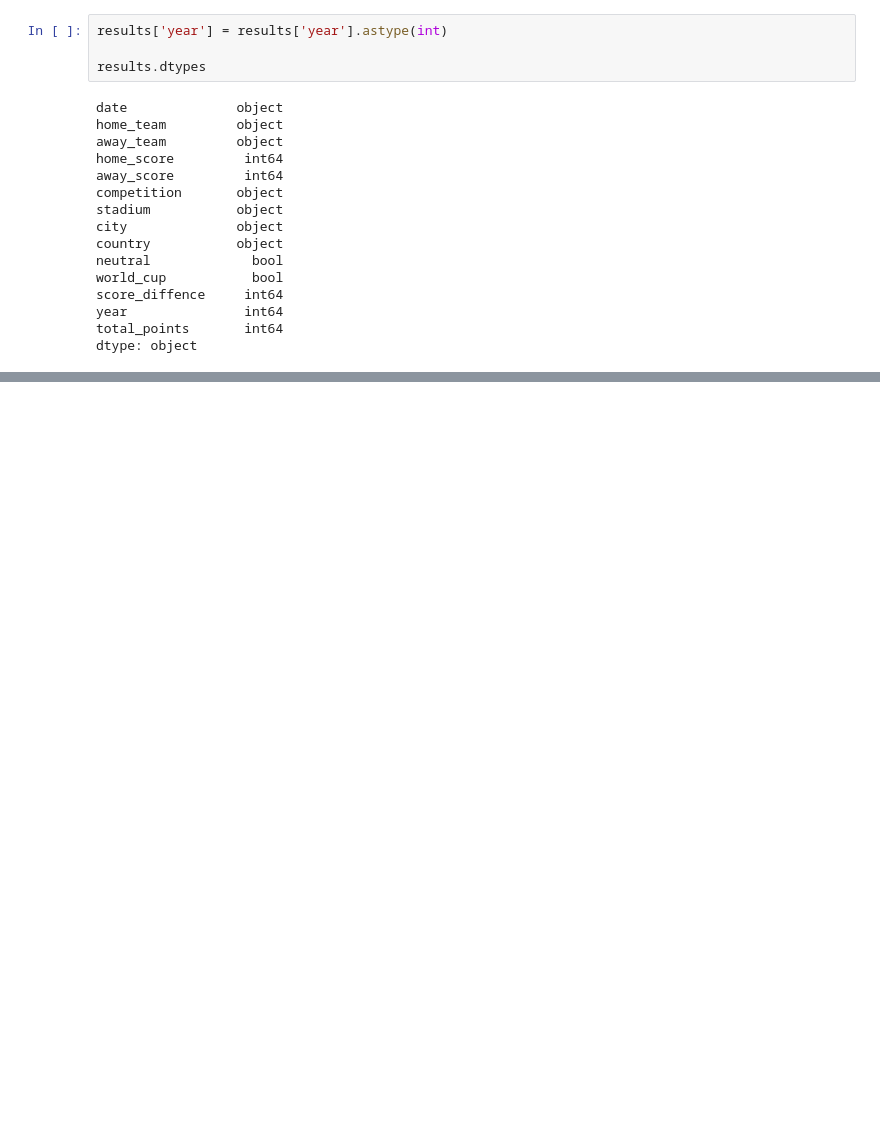
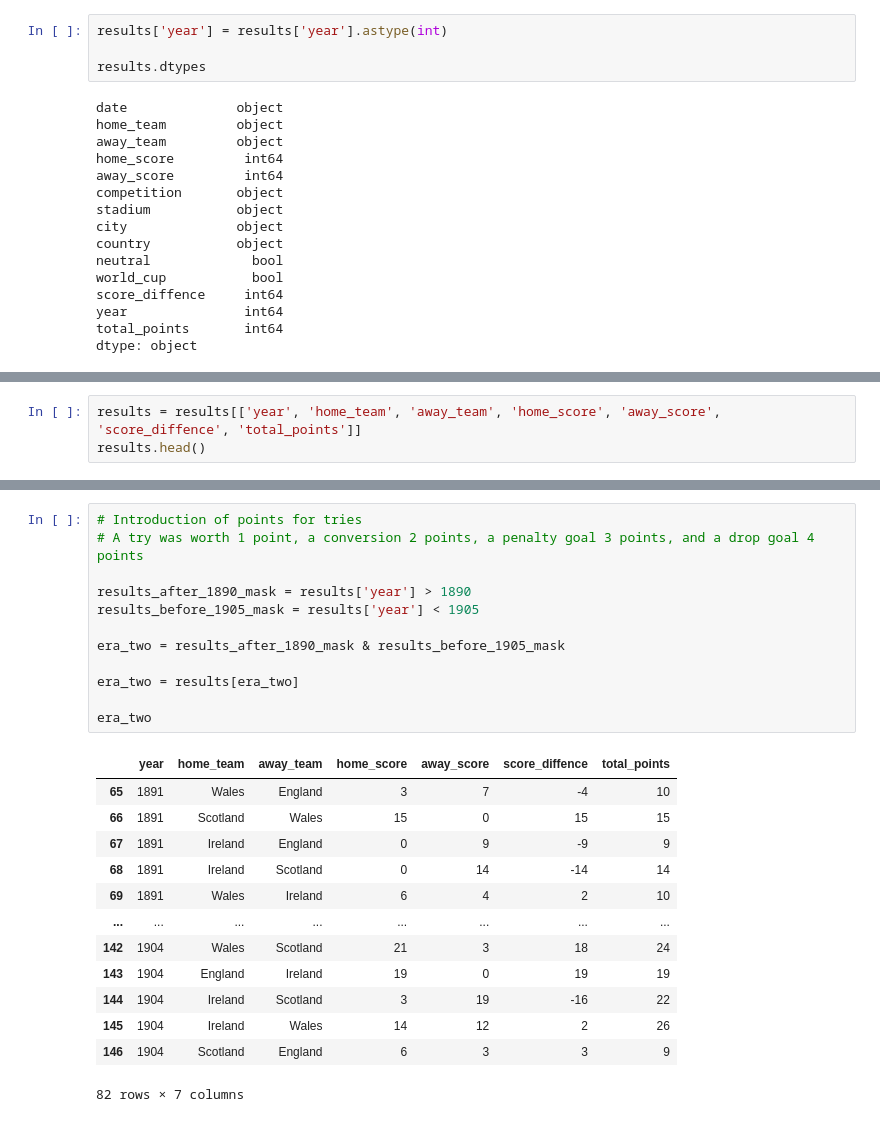
Before and after one commit to DougF-5749/rugby_union_internationals, a Jupyter notebook: notebooks/r_u_internationals.ipynb, the cells around one changed output, grey strips where cells are left out. Drawn from its saved outputs; the diff is of its cells as text; blank space fills up the shorter version.

Commit message:
DataFrames made for different eras (6 in total including modern era)

```diff
--- a/notebooks/r_u_internationals.ipynb
+++ b/notebooks/r_u_internationals.ipynb
@@ -140,0 +119,3 @@ pre_1890_results.info
+# %%
+results = results[['year', 'home_team', 'away_team', 'home_score', 'away_score', 'score_diffence', 'total_points']]
+results.head()
@@ -140,0 +142,26 @@ pre_1890_results.info
+# %%
+# Introduction of points for tries
+# A try was worth 1 point, a conversion 2 points, a penalty goal 3 points, and a drop goal 4 points
+
+results_after_1890_mask = results['year'] > 1890
+results_before_1905_mask = results['year'] < 1905
+
+era_two = results_after_1890_mask & results_before_1905_mask
+
+era_two = results[era_two]
+
+era_two
+# %% [output]
+|  | year | home_team | away_team | home_score | away_score | score_diffence | total_points |
+| 65 | 1891 | Wales | England | 3 | 7 | -4 | 10 |
+| 66 | 1891 | Scotland | Wales | 15 | 0 | 15 | 15 |
+| 67 | 1891 | Ireland | England | 0 | 9 | -9 | 9 |
+| 68 | 1891 | Ireland | Scotland | 0 | 14 | -14 | 14 |
+| 69 | 1891 | Wales | Ireland | 6 | 4 | 2 | 10 |
+| ... | ... | ... | ... | ... | ... | ... | ... |
+| 142 | 1904 | Wales | Scotland | 21 | 3 | 18 | 24 |
+| 143 | 1904 | England | Ireland | 19 | 0 | 19 | 19 |
+| 144 | 1904 | Ireland | Scotland | 3 | 19 | -16 | 22 |
+| 145 | 1904 | Ireland | Wales | 14 | 12 | 2 | 26 |
+| 146 | 1904 | Scotland | England | 6 | 3 | 3 | 9 |
+82 rows × 7 columns
```
Also changed, not shown: parts of 7 cells of this notebook.
